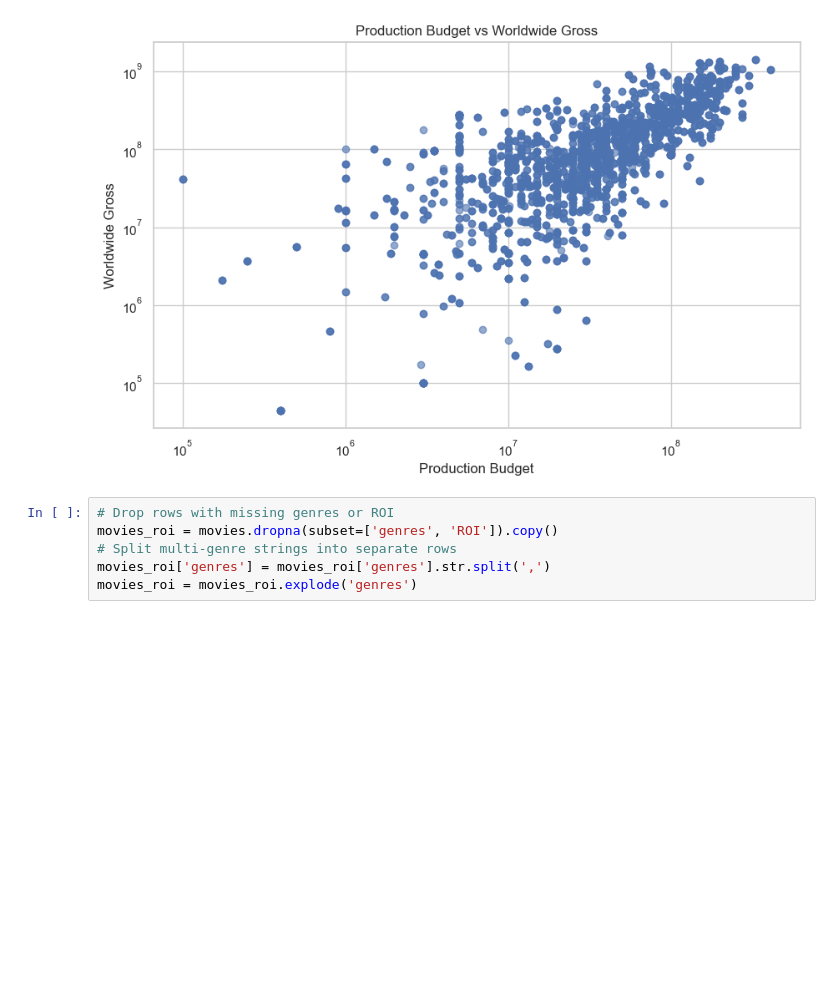
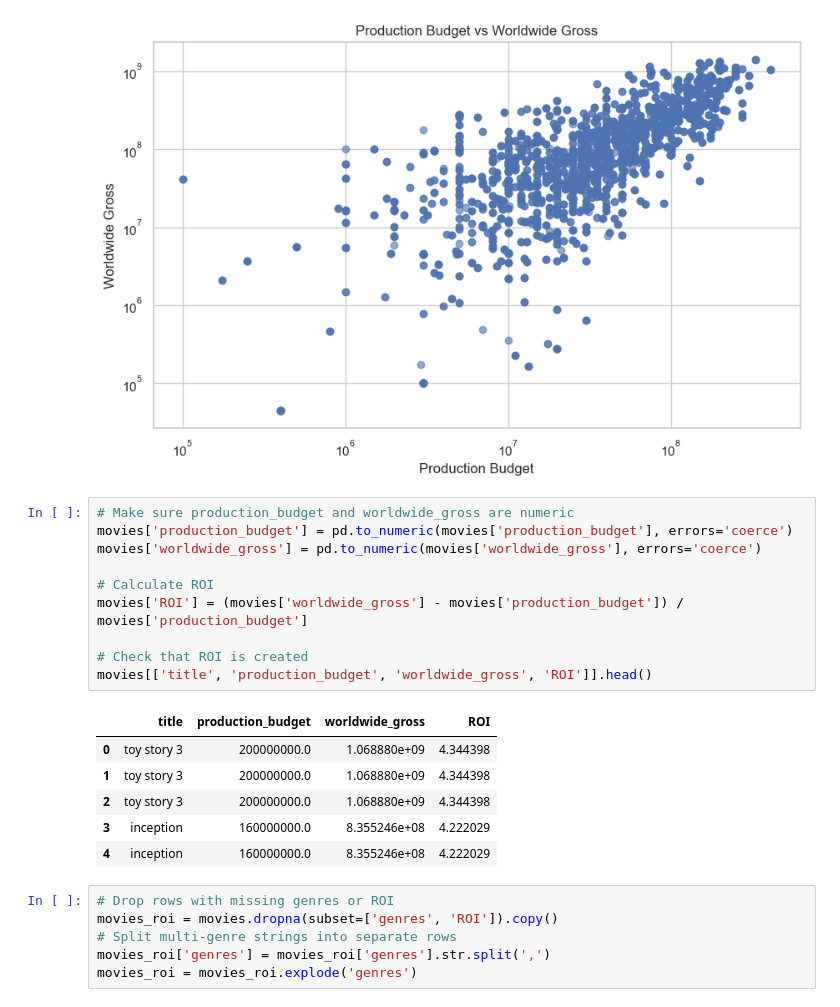
Before and after one commit to Esther-Margaret-Mwangi/Movie-studio-eda-analysis, a Jupyter notebook: movie.ipynb, the cells around one changed output. Drawn from its saved outputs; the diff is of its cells as text; blank space fills up the shorter version.

```diff
--- a/movie.ipynb
+++ b/movie.ipynb
@@ -608,6 +608,23 @@ plt.yscale('log')
 plt.show()
 # %% [output]
 [figure]
+# %%
+# Make sure production_budget and worldwide_gross are numeric
+movies['production_budget'] = pd.to_numeric(movies['production_budget'], errors='coerce')
+movies['worldwide_gross'] = pd.to_numeric(movies['worldwide_gross'], errors='coerce')
+
+# Calculate ROI
+movies['ROI'] = (movies['worldwide_gross'] - movies['production_budget']) / movies['production_budget']
+
+# Check that ROI is created
+movies[['title', 'production_budget', 'worldwide_gross', 'ROI']].head()
+# %% [output]
+|  | title | production_budget | worldwide_gross | ROI |
+| 0 | toy story 3 | 200000000.0 | 1.068880e+09 | 4.344398 |
+| 1 | toy story 3 | 200000000.0 | 1.068880e+09 | 4.344398 |
+| 2 | toy story 3 | 200000000.0 | 1.068880e+09 | 4.344398 |
+| 3 | inception | 160000000.0 | 8.355246e+08 | 4.222029 |
+| 4 | inception | 160000000.0 | 8.355246e+08 | 4.222029 |
 # %%
 # Drop rows with missing genres or ROI
 movies_roi = movies.dropna(subset=['genres', 'ROI']).copy()
```
Also changed, not shown: parts of 1 cell of this notebook.
